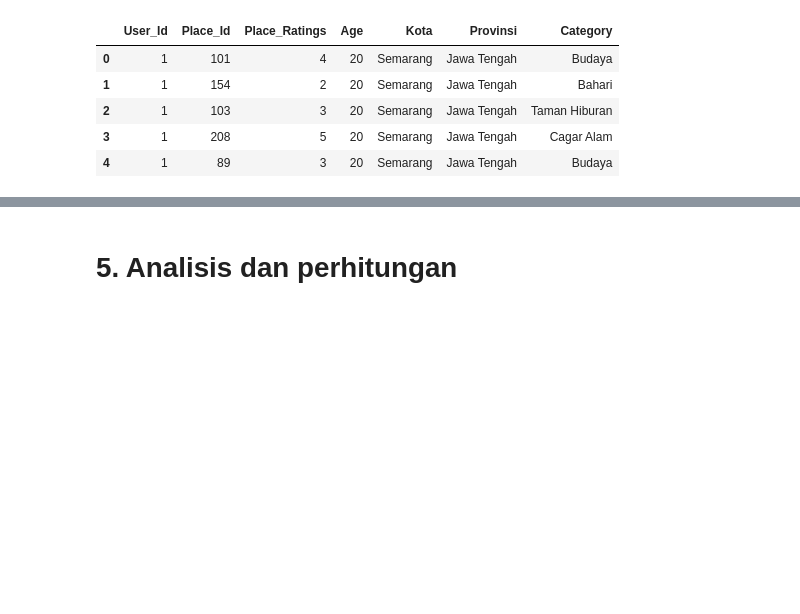
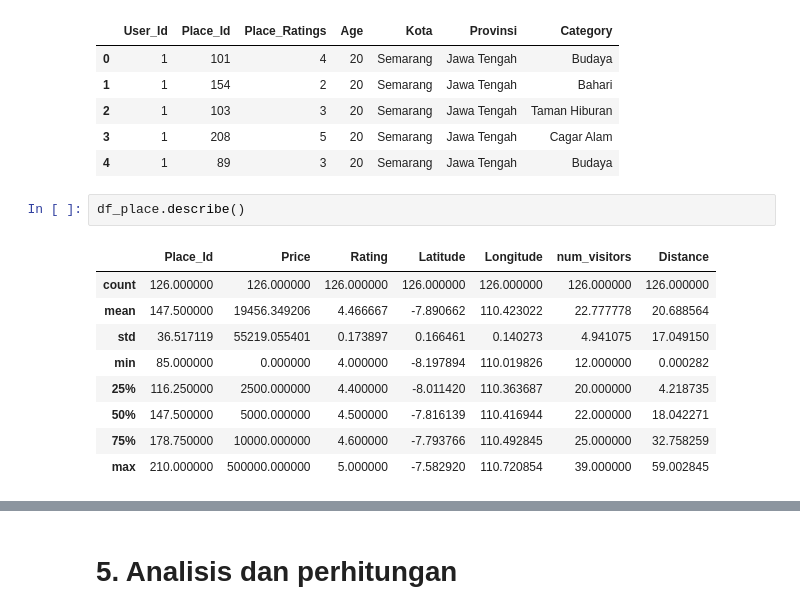
Before and after one commit to CODA-Assignment-Bay/p1-coda001-rmt-m2-ariefjw, a Jupyter notebook: P1M2_Arief_Joko.ipynb, the cells around one changed output, grey strips where cells are left out. Drawn from its saved outputs; the diff is of its cells as text; blank space fills up the shorter version.

```diff
--- a/P1M2_Arief_Joko.ipynb
+++ b/P1M2_Arief_Joko.ipynb
@@ -134,3 +136,15 @@ df_rating.head()
 | 2 | 1 | 103 | 3 | 20 | Semarang | Jawa Tengah | Taman Hiburan |
 | 3 | 1 | 208 | 5 | 20 | Semarang | Jawa Tengah | Cagar Alam |
 | 4 | 1 | 89 | 3 | 20 | Semarang | Jawa Tengah | Budaya |
+# %%
+df_place.describe()
+# %% [output]
+|  | Place_Id | Price | Rating | Latitude | Longitude | num_visitors | Distance |
+| count | 126.000000 | 126.000000 | 126.000000 | 126.000000 | 126.000000 | 126.000000 | 126.000000 |
+| mean | 147.500000 | 19456.349206 | 4.466667 | -7.890662 | 110.423022 | 22.777778 | 20.688564 |
+| std | 36.517119 | 55219.055401 | 0.173897 | 0.166461 | 0.140273 | 4.941075 | 17.049150 |
+| min | 85.000000 | 0.000000 | 4.000000 | -8.197894 | 110.019826 | 12.000000 | 0.000282 |
+| 25% | 116.250000 | 2500.000000 | 4.400000 | -8.011420 | 110.363687 | 20.000000 | 4.218735 |
+| 50% | 147.500000 | 5000.000000 | 4.500000 | -7.816139 | 110.416944 | 22.000000 | 18.042271 |
+| 75% | 178.750000 | 10000.000000 | 4.600000 | -7.793766 | 110.492845 | 25.000000 | 32.758259 |
+| max | 210.000000 | 500000.000000 | 5.000000 | -7.582920 | 110.720854 | 39.000000 | 59.002845 |
```
Also changed, not shown: parts of 18 cells of this notebook, 2 other files.
